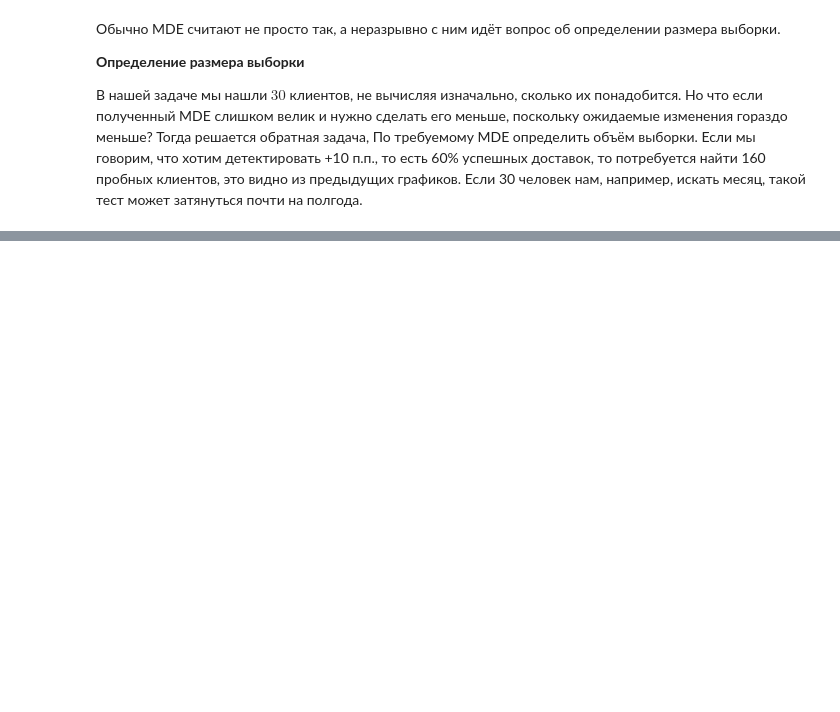
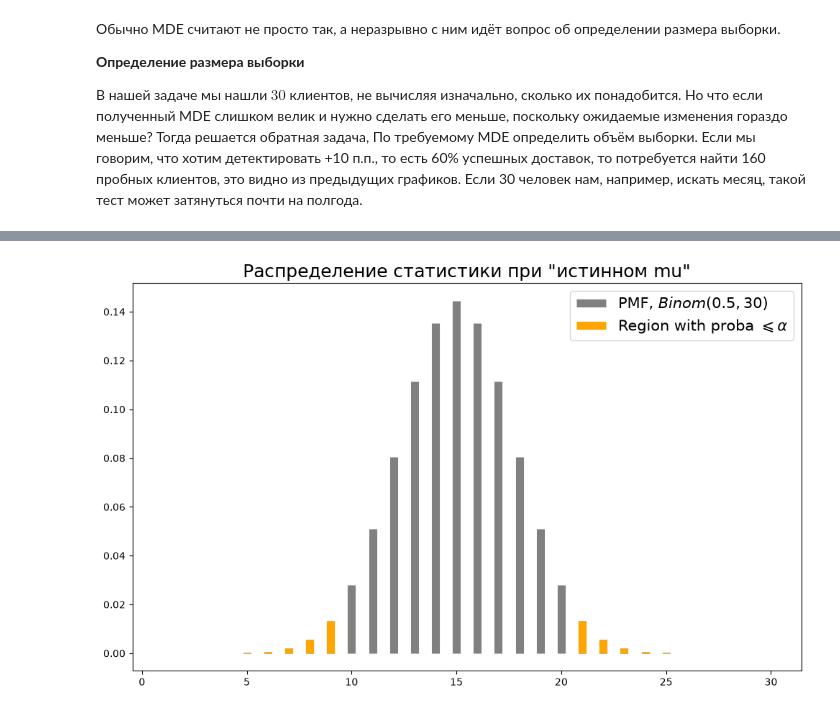
Before and after one commit to NikitaVasilev2003/Applied-statistics, a Jupyter notebook: statistical_power.ipynb, the cells around one changed output, grey strips where cells are left out. Cells and saved outputs as stored; diff of their text form; code cells hidden in the pictures; blank space fills up the shorter version.

```diff
--- a/statistical_power.ipynb
+++ b/statistical_power.ipynb
@@ -223,0 +234,16 @@ np.float64(0.21843687374749496)
+# %%
+def two_sided_criterion_nonsym(n, mu, alpha):
+    """Строит двусторонний критерий для несимметричной задачи с доставкой
+
+    Параметры:
+        n: количество доставок в эксперименте
+        mu: вероятность успеха в нулевой гипотезе
+        alpha: уровень значимости критерия
+
+    Возвращает:
+        C1, C2 для критерия S = {Q <= C1 или Q >= C2}
+    """
+    binom_h0 = binom(n=n, p=mu)
+    с2 = binom_h0.ppf(1 - alpha / 2) + 1
+    с1 = binom_h0.ppf(alpha / 2) - 1
+    return с1, с2
@@ -223,0 +451,27 @@ np.float64(0.21843687374749496)
+# %%
+mu0 = 0.5
+x_grid = numpy.arange(1, 31)
+binom_mu0 = binom(30, mu0)
+probs = binom_mu0.pmf(x_grid)
+# %%
+pyplot.figure(figsize=(12, 7))
+pyplot.title('Распределение статистики при "истинном mu"', fontsize=18)
+
+pyplot.vlines(
+    x_grid, 0, probs, linewidth=8.0, color="grey", label=f"PMF, $Binom({mu0}, 30)$"
+)
+c1, c2 = two_sided_criterion_nonsym(30, mu0, 0.05)
+crit_reg = (x_grid <= c1) | (x_grid >= c2)
+pyplot.vlines(
+    x_grid[crit_reg],
+    0,
+    probs[crit_reg],
+    linewidth=8.0,
+    color="orange",
+    label="Region with proba $\\leqslant \\alpha$",
+)
+
+pyplot.legend(fontsize=15)
+pyplot.show()
+# %% [output]
+[figure, added]
```
Also changed, not shown: parts of 32 cells of this notebook, 2 other files.
